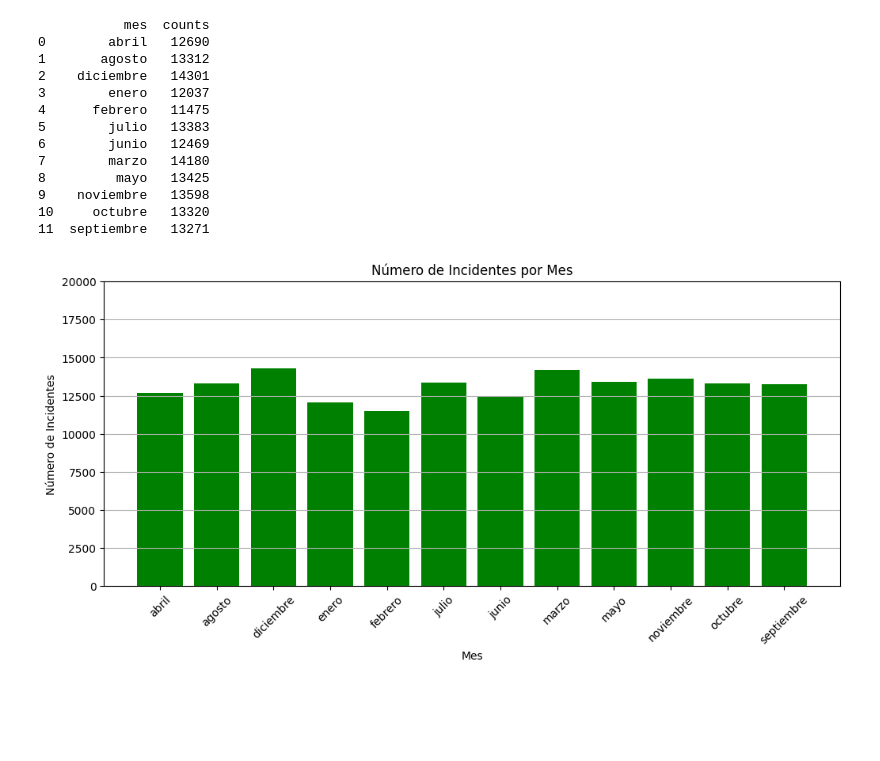
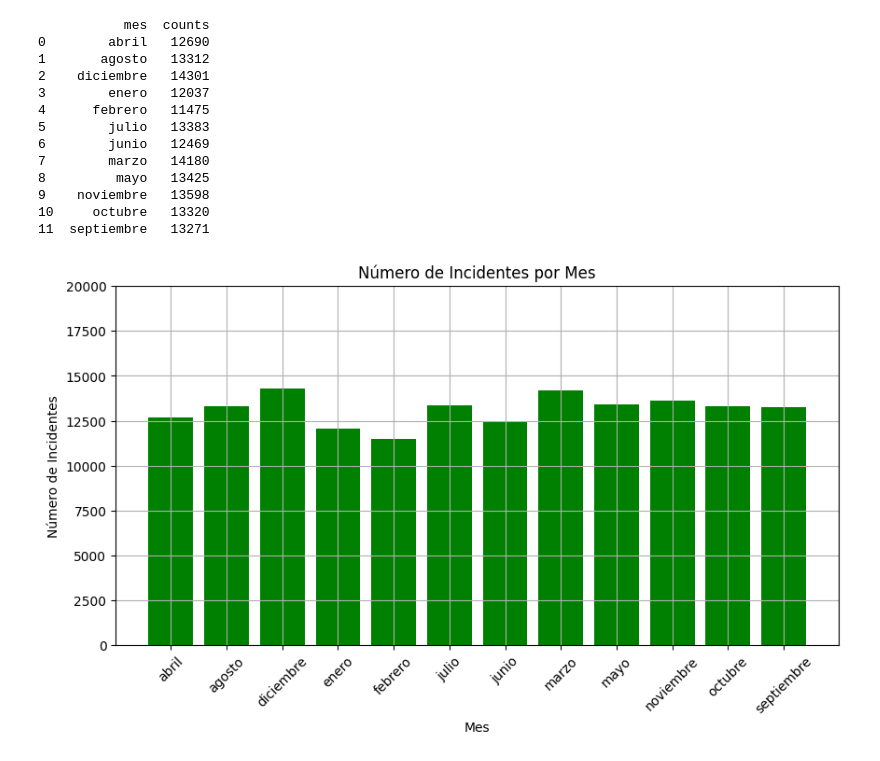
Before and after one commit to geraLv/BigData_TP_Landing_page, a Jupyter notebook: data.ipynb, the cells around one changed output. Cells and saved outputs as stored; diff of their text form; code cells hidden in the pictures; blank space fills up the shorter version.

```diff
--- a/data.ipynb
+++ b/data.ipynb
@@ -89,35 +65,35 @@ inc_amenazas_mes = df.groupby('mes')['tipo'].apply(lambda x: (x == 'Amenazas').s
 inc_lesiones_mes = df.groupby('mes')['tipo'].apply(lambda x: (x == 'Lesiones').sum()).reset_index(name='counts')
 inc_hurto_mes = df.groupby('mes')['tipo'].apply(lambda x: (x == 'Hurto').sum()).reset_index(name='counts')
 # print(inc_vialidad_mes)
 # print(inc_robo_mes)
 # print(inc_homicidio_mes)
 # print(inc_amenazas_mes)
 # print(inc_lesiones_mes)
 # print(inc_hurto_mes)
 print(incidentes_mes)
 
-plt.figure(figsize=(12, 5))
-plt.grid(axis="y")
+plt.figure(figsize=(10, 5))
+plt.grid()
+plt.ylim(0, 20000)
 plt.bar(incidentes_mes['mes'], incidentes_mes['counts'], color='green')
 plt.xlabel('Mes')
 plt.ylabel('Número de Incidentes')
 plt.title('Número de Incidentes por Mes')
 plt.xticks(rotation=45)
-plt.ylim(0, 20000)
-plt.savefig("./Landing_page_Delitos_Buenos_Aires/src/assets/inc-por-mes",dpi=300, bbox_inches='tight')
+plt.savefig('./Landing_page_Delitos_Buenos_Aires/src/assets/incidentes_mes.png',dpi=300,bbox_inches="tight")
 plt.show()
 # %% [output]
            mes  counts
 0        abril   12690
 1       agosto   13312
 2    diciembre   14301
 3        enero   12037
 4      febrero   11475
 5        julio   13383
 6        junio   12469
 7        marzo   14180
 8         mayo   13425
 9    noviembre   13598
 10     octubre   13320
 11  septiembre   13271
-[figure, old version]
+[figure, new version]
```
Also changed, not shown: parts of 9 cells of this notebook, 5 other files.
